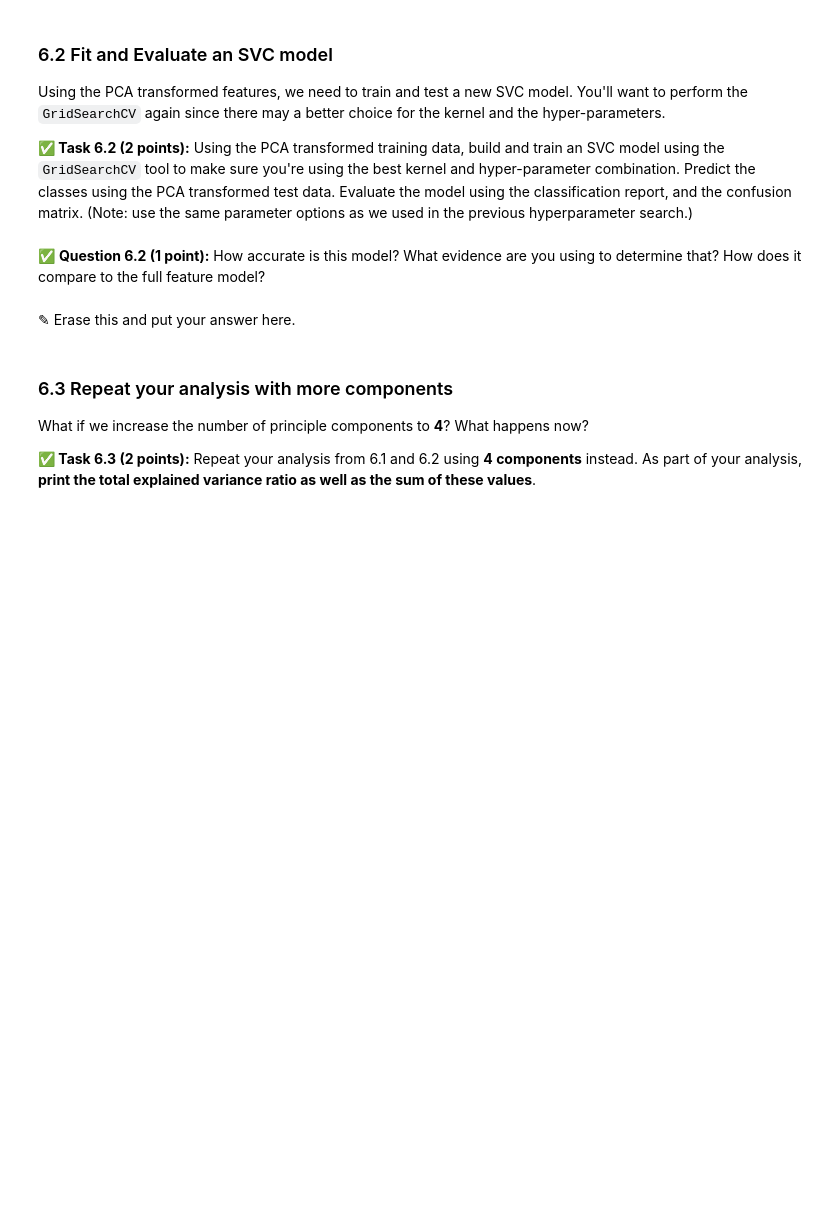
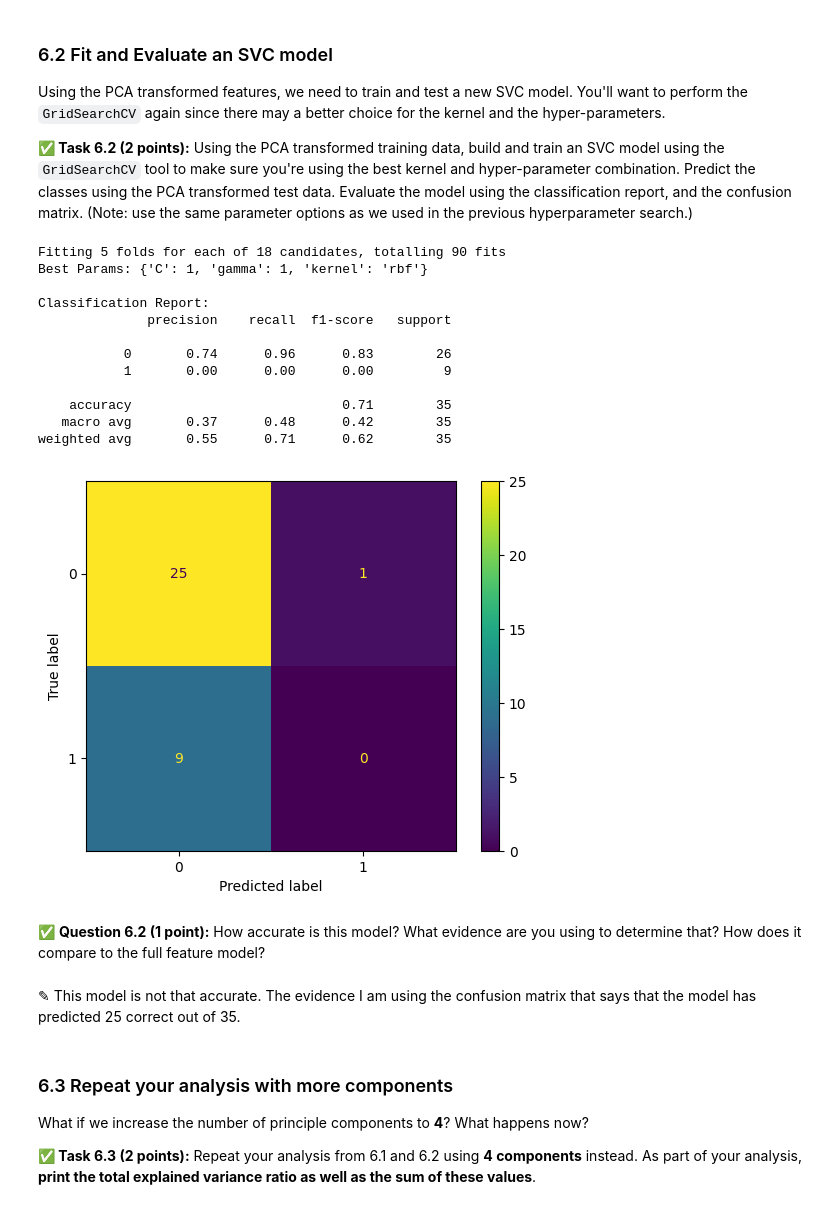
Before and after one commit to JustinTrannn/CMSE202-f25-turnin, a Jupyter notebook: hw-04/HW-04_PerceptronSVMandPCA-STUDENT.ipynb, the cells around one changed output. Saved outputs shown, nothing was run; the diff lists cells and outputs as text; code cells hidden in the pictures; blank space fills up the shorter version.

```diff
--- a/hw-04/HW-04_PerceptronSVMandPCA-STUDENT.ipynb
+++ b/hw-04/HW-04_PerceptronSVMandPCA-STUDENT.ipynb
@@ -439,7 +459,45 @@ Using the PCA transformed features, we need to train and test a new SVC model. Y
+# %%
+# Put your code here
+param_grid = {
+    'C': [0.1, 1, 10],
+    'gamma': [0.01, 0.1, 1],
+    'kernel': ['rbf', 'sigmoid']
+    # Whenever I use linear kernel, my code never finishes running
+}
+
+svc = SVC()
+
+grid = GridSearchCV(svc, param_grid, cv=5, n_jobs=1, verbose=1)
+grid.fit(X_train_pca1, y_train)
+
+print("Best Params:", grid.best_params_)
+
+y_pred_pca1 = grid.predict(X_test_pca1)
+
+print("Classification Report:")
+print(classification_report(y_test, y_pred_pca1))
+
+cm = confusion_matrix(y_test, y_pred_pca1)
+ConfusionMatrixDisplay(cm).plot()
+plt.show()
+# %% [output]
+Fitting 5 folds for each of 18 candidates, totalling 90 fits
+Best Params: {'C': 1, 'gamma': 1, 'kernel': 'rbf'}
+
+Classification Report:
+              precision    recall  f1-score   support
+
+           0       0.74      0.96      0.83        26
+           1       0.00      0.00      0.00         9
+
+    accuracy                           0.71        35
+   macro avg       0.37      0.48      0.42        35
+weighted avg       0.55      0.71      0.62        35
+[figure, added]
 # %% [markdown]
 &#9989; **Question 6.2 (1 point):** How accurate is this model? What evidence are you using to determine that? How does it compare to the full feature model?
-# %% [markdown]
-<font size=+3>&#9998;</font> Erase this and put your answer here.
+# %% [markdown]
+<font size=+3>&#9998;</font> This model is not that accurate. The evidence I am using the confusion matrix that says that the model has predicted 25 correct out of 35.
 # %% [markdown]
 ### 6.3 Repeat your analysis with more components
 
```
Also changed, not shown: parts of 12 cells of this notebook.
